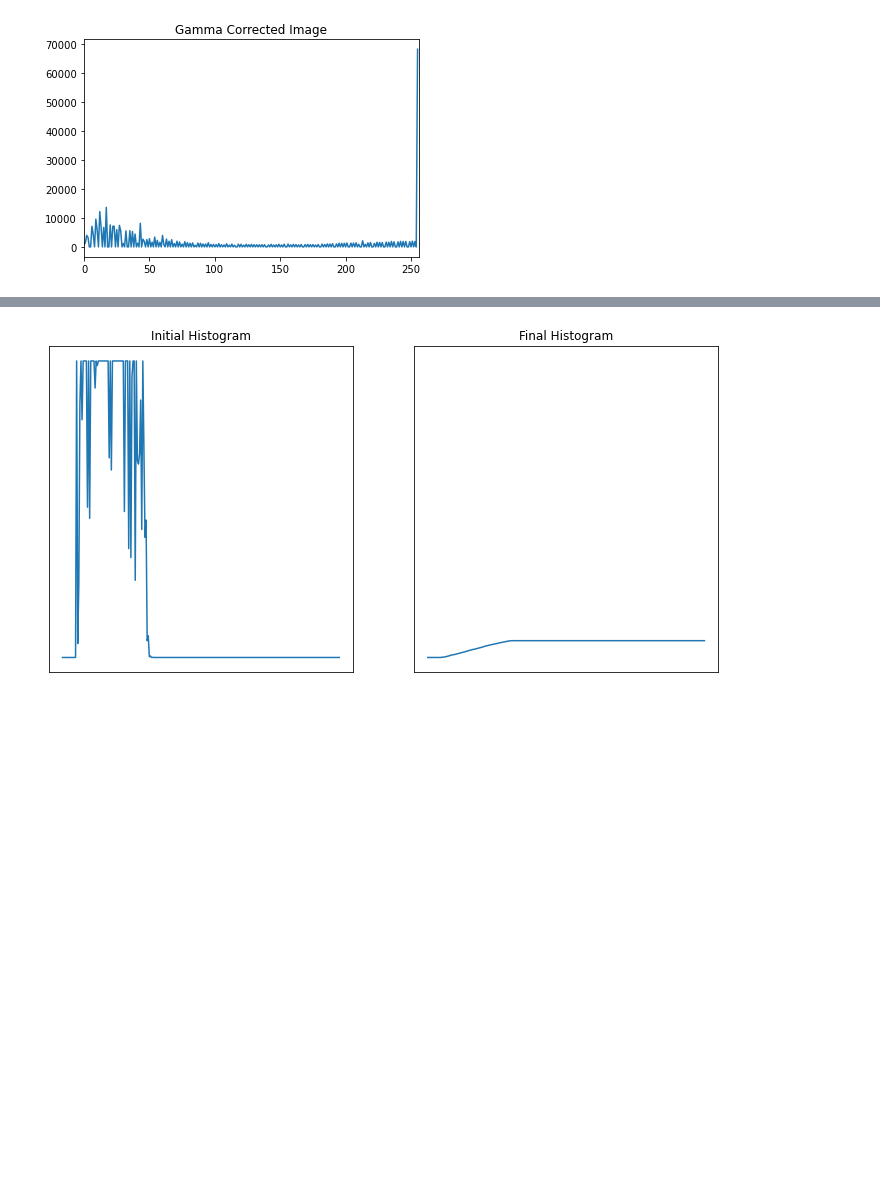
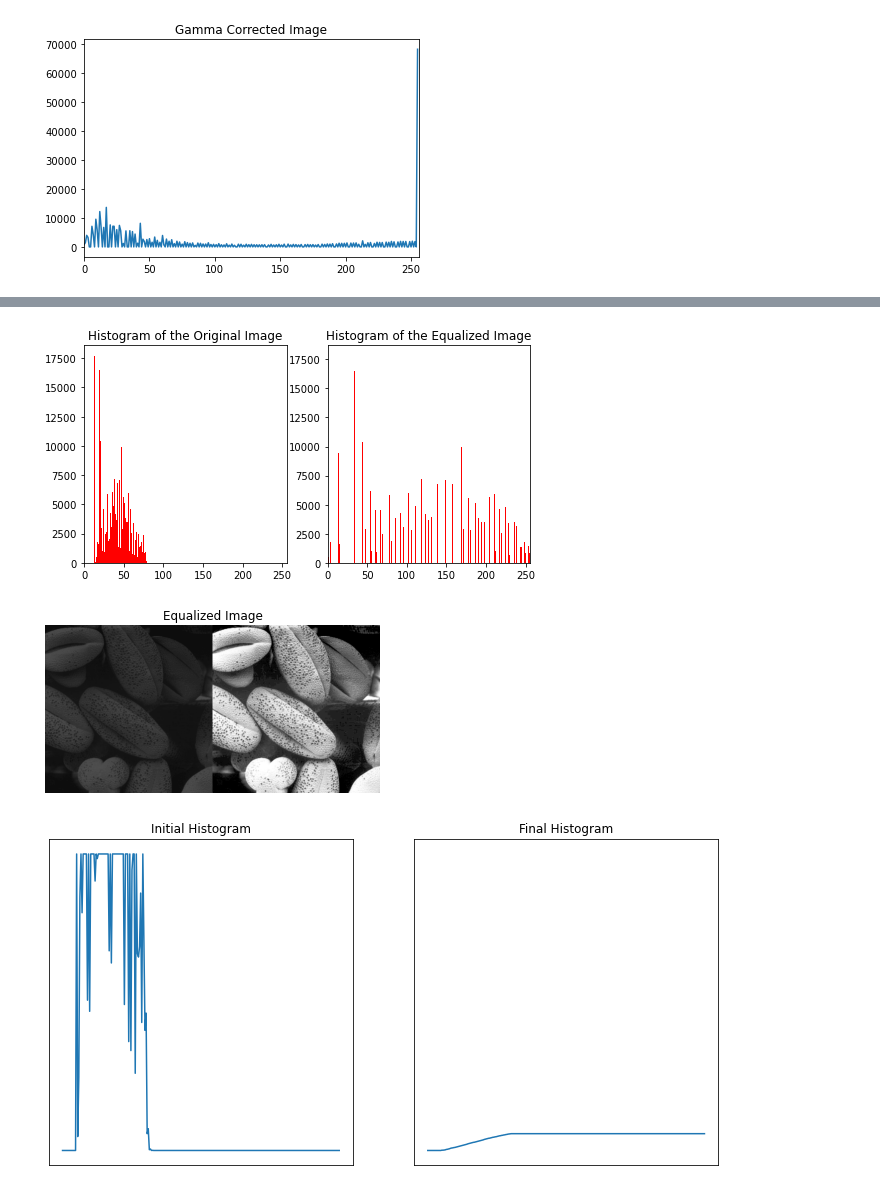
Before and after one commit to Gajaan08/FUNDAMENTALS-OF-IMAGE-PROCESSING, a Jupyter notebook: Assignment1/Assignment01_190185D.ipynb, the cells around one changed output, grey strips where cells are left out. Cells and saved outputs as stored; diff of their text form; code cells hidden in the pictures; blank space fills up the shorter version.

```diff
--- a/Assignment1/Assignment01_190185D.ipynb
+++ b/Assignment1/Assignment01_190185D.ipynb
@@ -289,3 +289,31 @@ Gamma Value :  0.5
+# %%
+#Q4
+import cv2 as cv
+import numpy as np
+from matplotlib import pyplot as plt
+img = cv.imread("shells.png",cv.IMREAD_GRAYSCALE)
+hist, bins = np.histogram(img.ravel(),256,[0,256])
+
+plt.figure(0, figsize=(8,4))
+plt.subplot(1, 2, 1)
+plt.hist(img.flatten(),256,[0,256],color='r')
+plt.xlim ([0,256])
+plt.title ('Histogram of the Original Image')
+equ = cv.equalizeHist(img)
+hist, bins = np.histogram (equ.ravel(),256,[0,256])
+plt.subplot(1, 2, 2)
+plt.hist(equ.flatten (),256,[0,256], color = 'r')
+plt.xlim ([0,256])
+plt.title('Histogram of the Equalized Image')
+plt.show()
+res = np.hstack ((img, equ))
+plt.axis('off')
+plt.imshow (res, cmap= 'gray')
+plt.title("Equalized Image")
+plt.show()
+# %% [output]
+[figure, added]
+[figure, added]
 # %%
 #Q3
 %matplotlib inline
```
Also changed, not shown: parts of 4 cells of this notebook, 2 other files.
